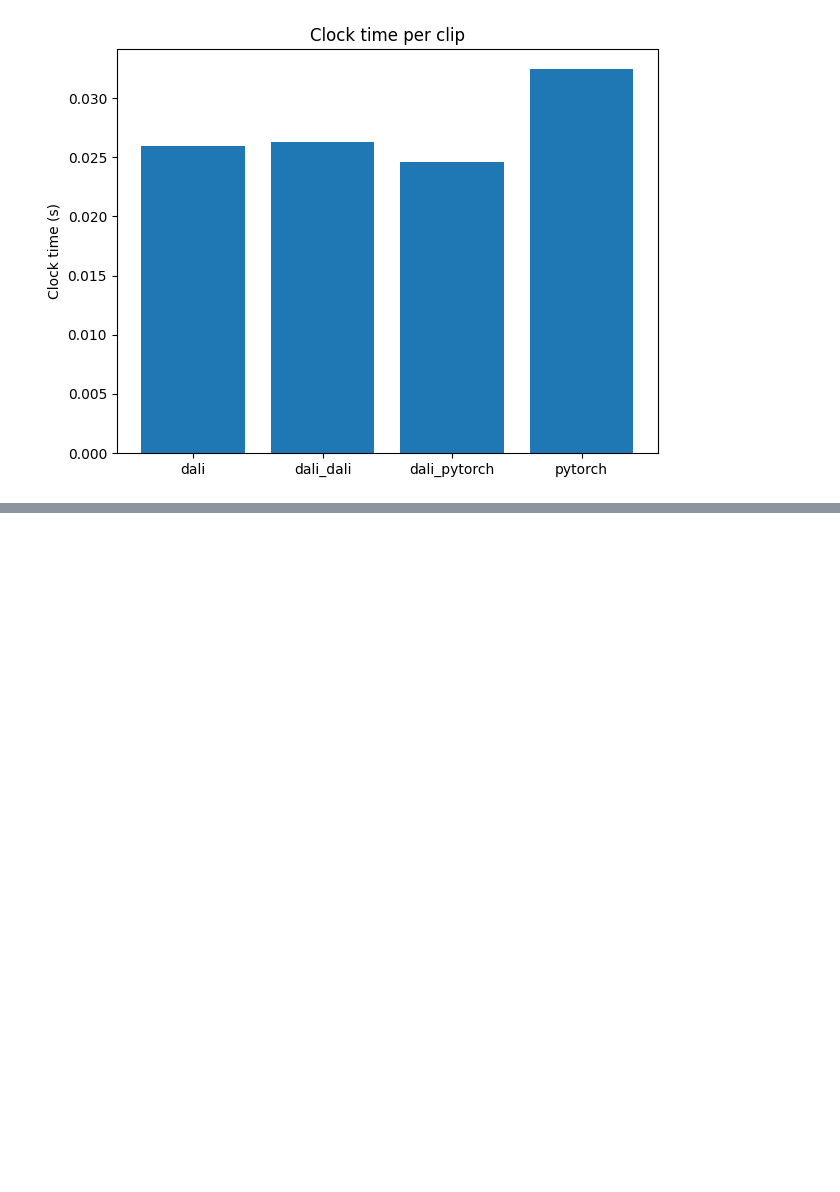
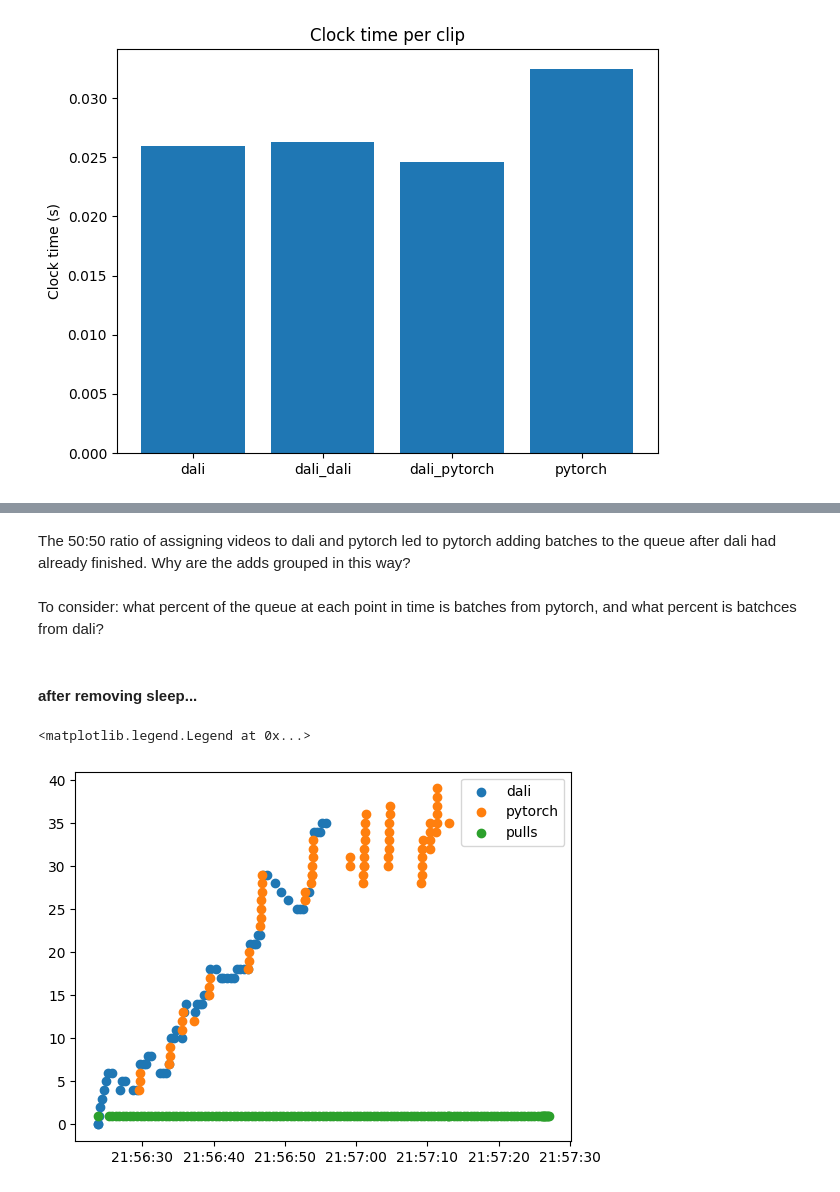
Before and after one commit to kirstenmg/video_processing, a Jupyter notebook: combo_analysis.ipynb, the cells around one changed output, grey strips where cells are left out. Drawn from its saved outputs; the diff is of its cells as text; code cells hidden in the pictures; blank space fills up the shorter version.

```diff
--- a/combo_analysis.ipynb
+++ b/combo_analysis.ipynb
@@ -70,0 +147,24 @@ plt.show()
+# %% [markdown]
+The 50:50 ratio of assigning videos to dali and pytorch led to pytorch adding batches to the queue after dali had already finished. Why are the adds grouped in this way?
+# %% [markdown]
+To consider: what percent of the queue at each point in time is batches from pytorch, and what percent is batchces from dali?
+# %% [markdown]
+#### after removing sleep...
+# %%
+py_queue_data = pd.read_csv("benchmark_results/2023-01-11_21:57:27.170548_DataLoaderType.PYTORCH.csv", header=None)
+dali_queue_data = pd.read_csv("benchmark_results/2023-01-11_21:57:27.169399_DataLoaderType.DALI.csv", header=None)
+queue_pull_data = pd.read_csv("benchmark_results/2023-01-11_21:57:27.169758_QUEUE_PULLS.csv", header=None)
+# %%
+dali_queue_data[0] = pd.to_datetime(dali_queue_data[0])
+py_queue_data[0] = pd.to_datetime(py_queue_data[0])
+queue_pull_data[0] = pd.to_datetime(queue_pull_data[0])
+queue_afters = queue_pull_data[lambda x: x[1] == "after"]
+
+fig1, ax1 = plt.subplots()
+ax1.scatter(dali_queue_data[0], dali_queue_data[1], label="dali")
+ax1.scatter(py_queue_data[0], py_queue_data[1], label="pytorch")
+ax1.scatter(queue_afters[0], [1 for i in range(queue_afters[0].size)], label="pulls")
+ax1.legend()
+# %% [output]
+<matplotlib.legend.Legend at 0x...>
+[figure, added]
```
Also changed, not shown: parts of 11 cells of this notebook, 10 other files.
